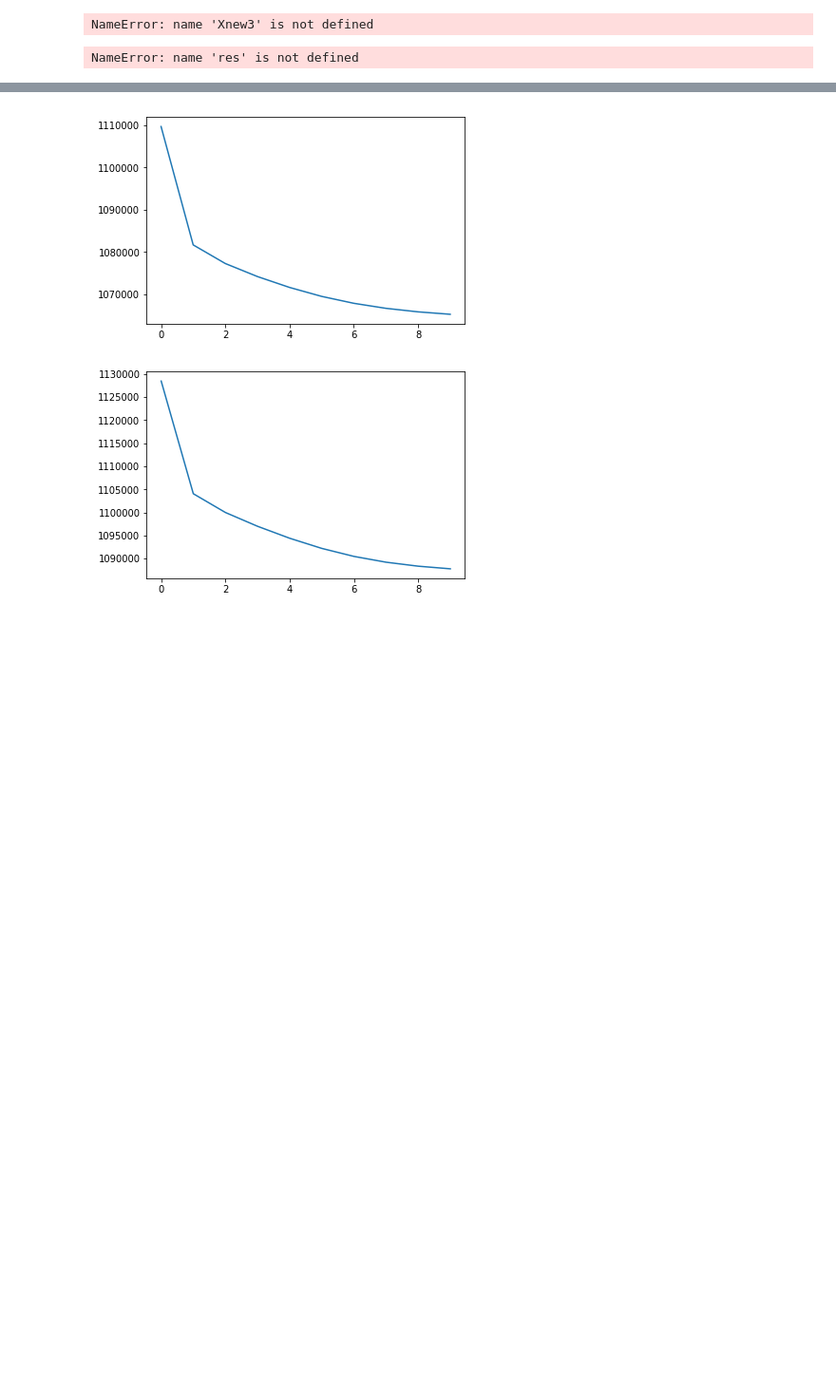
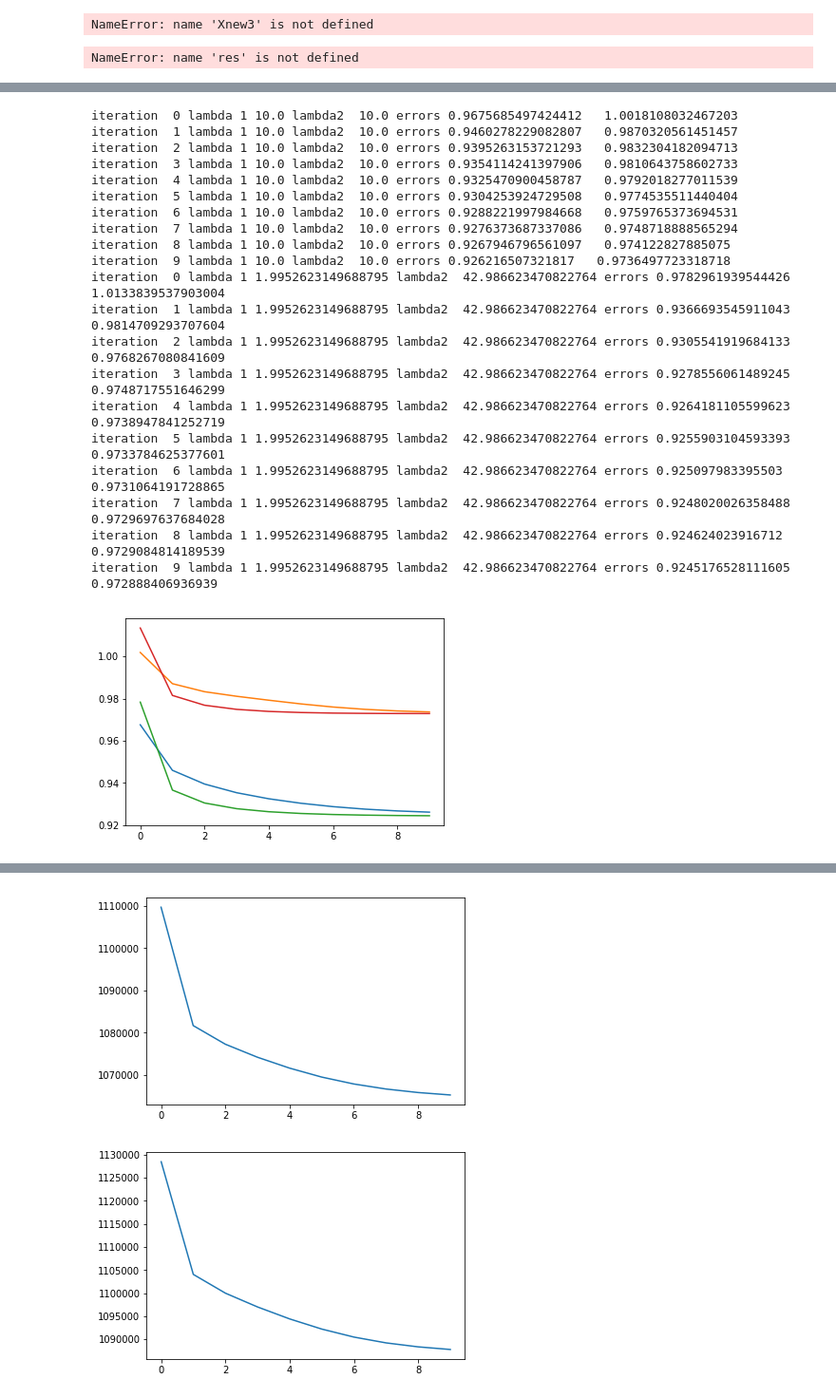
Before and after one commit to brunowicht/ML-Projects-2018, a Jupyter notebook: project2/ALS.ipynb, the cells around one changed output, grey strips where cells are left out. Shown at 95% size. Saved outputs shown, nothing was run; the diff lists cells and outputs as text; code cells hidden in the pictures; blank space fills up the shorter version.

```diff
--- a/project2/ALS.ipynb
+++ b/project2/ALS.ipynb
@@ -247,0 +297,25 @@ iteration  6 lambda 1 0.01 lambda2  1.0 errors 0.8782881182268817   0.9929222751
+# %%
+piping(train_matrix,test_matrix,3,train_label_positions,test_label_positions,dataset_to_predict,10.,10.,10,"test.csv")
+piping(train_matrix,test_matrix,3,train_label_positions,test_label_positions,dataset_to_predict,1.9952623149688795,42.986623470822764,10,"test.csv")
+# %% [output]
+iteration  0 lambda 1 10.0 lambda2  10.0 errors 0.9675685497424412   1.0018108032467203
+iteration  1 lambda 1 10.0 lambda2  10.0 errors 0.9460278229082807   0.9870320561451457
+iteration  2 lambda 1 10.0 lambda2  10.0 errors 0.9395263153721293   0.9832304182094713
+iteration  3 lambda 1 10.0 lambda2  10.0 errors 0.9354114241397906   0.9810643758602733
+iteration  4 lambda 1 10.0 lambda2  10.0 errors 0.9325470900458787   0.9792018277011539
+iteration  5 lambda 1 10.0 lambda2  10.0 errors 0.9304253924729508   0.9774535511440404
+iteration  6 lambda 1 10.0 lambda2  10.0 errors 0.9288221997984668   0.9759765373694531
+iteration  7 lambda 1 10.0 lambda2  10.0 errors 0.9276373687337086   0.9748718888565294
+iteration  8 lambda 1 10.0 lambda2  10.0 errors 0.9267946796561097   0.974122827885075
+iteration  9 lambda 1 10.0 lambda2  10.0 errors 0.926216507321817   0.9736497723318718
+iteration  0 lambda 1 1.9952623149688795 lambda2  42.986623470822764 errors 0.9782961939544426   1.0133839537903004
+iteration  1 lambda 1 1.9952623149688795 lambda2  42.986623470822764 errors 0.9366693545911043   0.9814709293707604
+iteration  2 lambda 1 1.9952623149688795 lambda2  42.986623470822764 errors 0.9305541919684133   0.9768267080841609
+iteration  3 lambda 1 1.9952623149688795 lambda2  42.986623470822764 errors 0.9278556061489245   0.9748717551646299
+iteration  4 lambda 1 1.9952623149688795 lambda2  42.986623470822764 errors 0.9264181105599623   0.9738947841252719
+iteration  5 lambda 1 1.9952623149688795 lambda2  42.986623470822764 errors 0.9255903104593393   0.9733784625377601
+iteration  6 lambda 1 1.9952623149688795 lambda2  42.986623470822764 errors 0.925097983395503   0.9731064191728865
+iteration  7 lambda 1 1.9952623149688795 lambda2  42.986623470822764 errors 0.9248020026358488   0.9729697637684028
+iteration  8 lambda 1 1.9952623149688795 lambda2  42.986623470822764 errors 0.924624023916712   0.9729084814189539
+iteration  9 lambda 1 1.9952623149688795 lambda2  42.986623470822764 errors 0.9245176528111605   0.972888406936939
+[figure, added]
```
Also changed, not shown: parts of 10 cells of this notebook.
